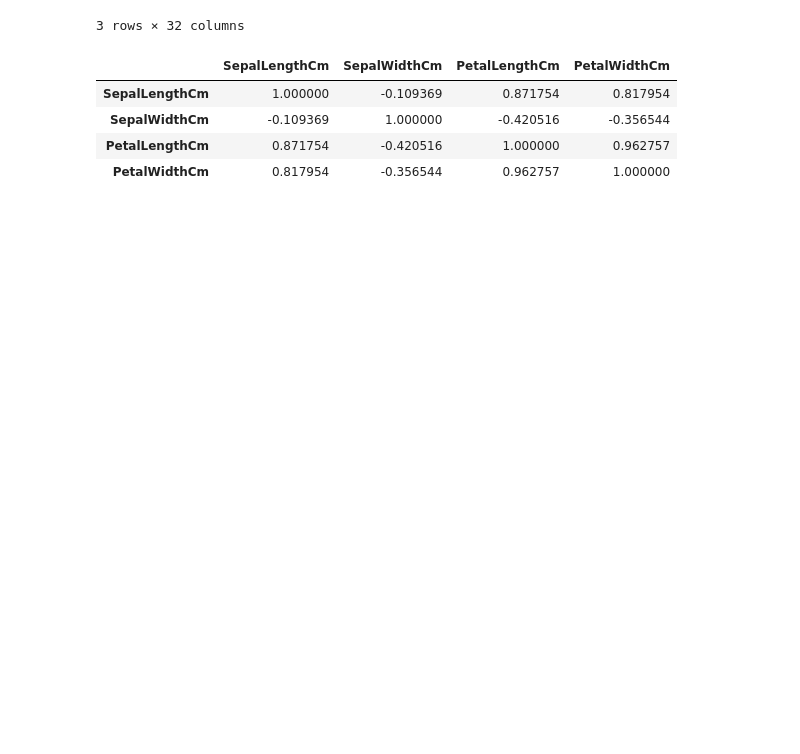
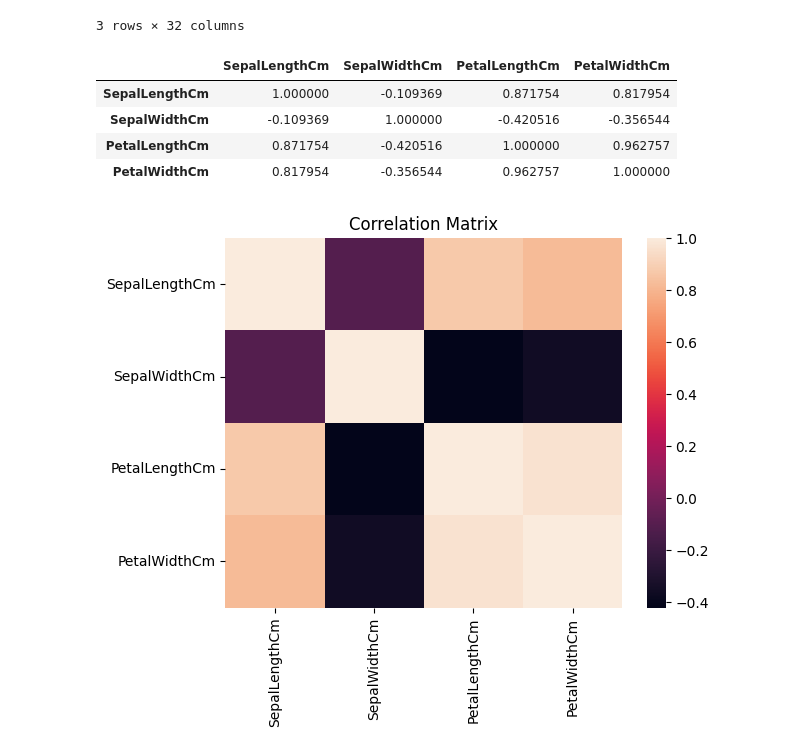
Before and after one commit to AranavMahalpure/DSBDA-Practical-Third-Year-Engineering-, a Jupyter notebook: Problem Statements/Problem Statement 3/ps3.ipynb, the cells around one changed output. Drawn from its saved outputs; the diff is of its cells as text; code cells hidden in the pictures; blank space fills up the shorter version.

```diff
--- a/Problem Statements/Problem Statement 3/ps3.ipynb
+++ b/Problem Statements/Problem Statement 3/ps3.ipynb
@@ -82,3 +82,9 @@ correlation_matrix
 | SepalWidthCm | -0.109369 | 1.000000 | -0.420516 | -0.356544 |
 | PetalLengthCm | 0.871754 | -0.420516 | 1.000000 | 0.962757 |
 | PetalWidthCm | 0.817954 | -0.356544 | 0.962757 | 1.000000 |
+# %%
+sns.heatmap(correlation_matrix)
+plt.title('Correlation Matrix')
+plt.show()
+# %% [output]
+[figure, added]
```
Also changed, not shown: 5 other files.
